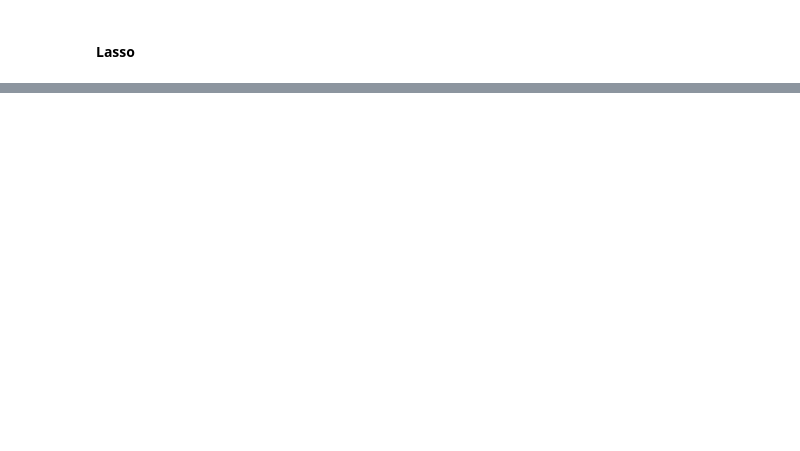
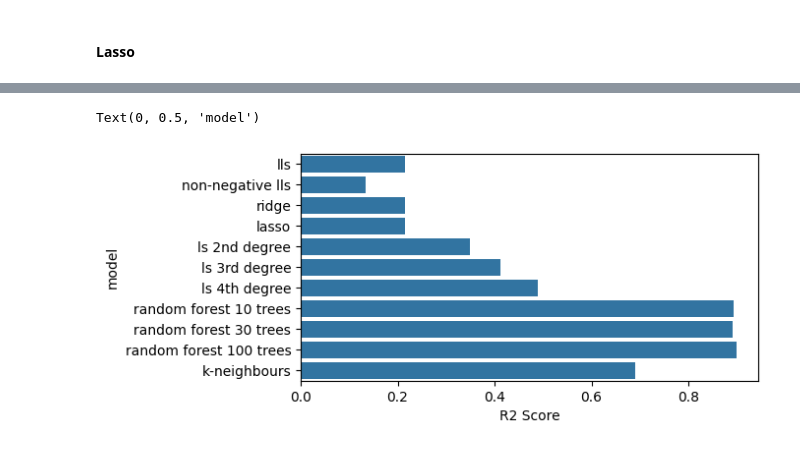
Before and after one commit to syurima/booking-data-analysis, a Jupyter notebook: data_analysis.ipynb, the cells around one changed output, grey strips where cells are left out. Saved outputs shown, nothing was run; the diff lists cells and outputs as text; code cells hidden in the pictures; blank space fills up the shorter version.

```diff
--- a/data_analysis.ipynb
+++ b/data_analysis.ipynb
@@ -565,0 +824,8 @@ R-squared (R²): 0.23241225763980644
+# %%
+plt.figure(figsize= (6, 3))
+sns.barplot(y=results_df.index, x=results_df.r2)
+plt.xlabel('R2 Score')
+plt.ylabel('model')
+# %% [output]
+Text(0, 0.5, 'model')
+[figure, added]
```
Also changed, not shown: parts of 35 cells of this notebook, 1 other file.
